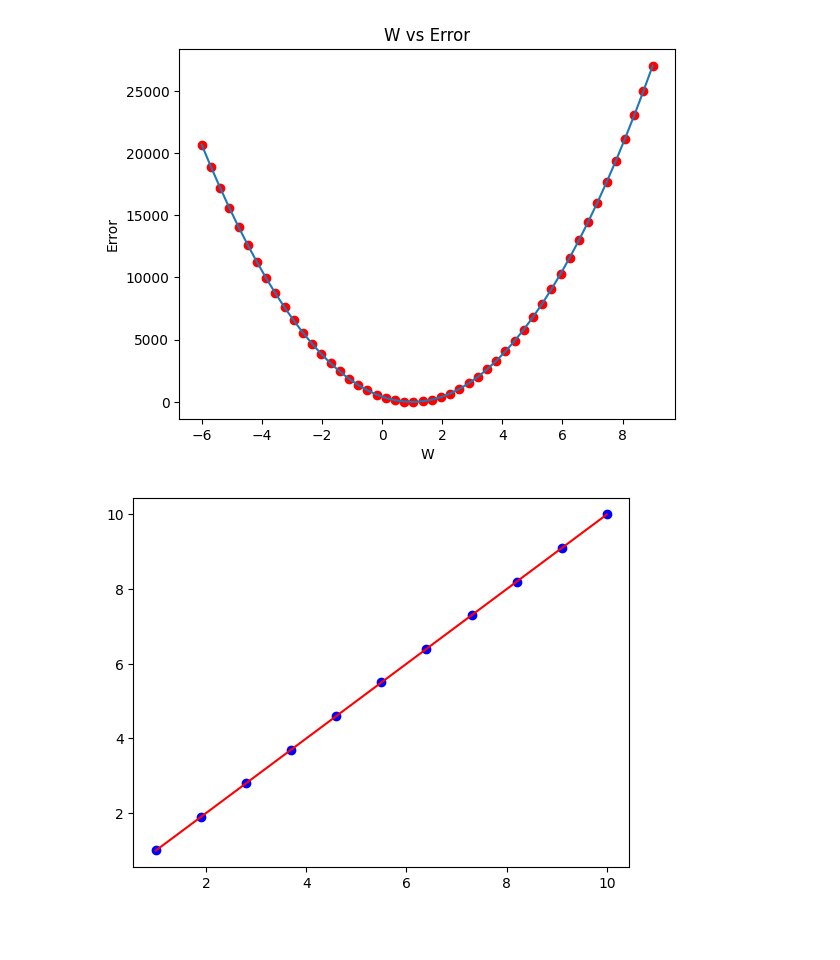
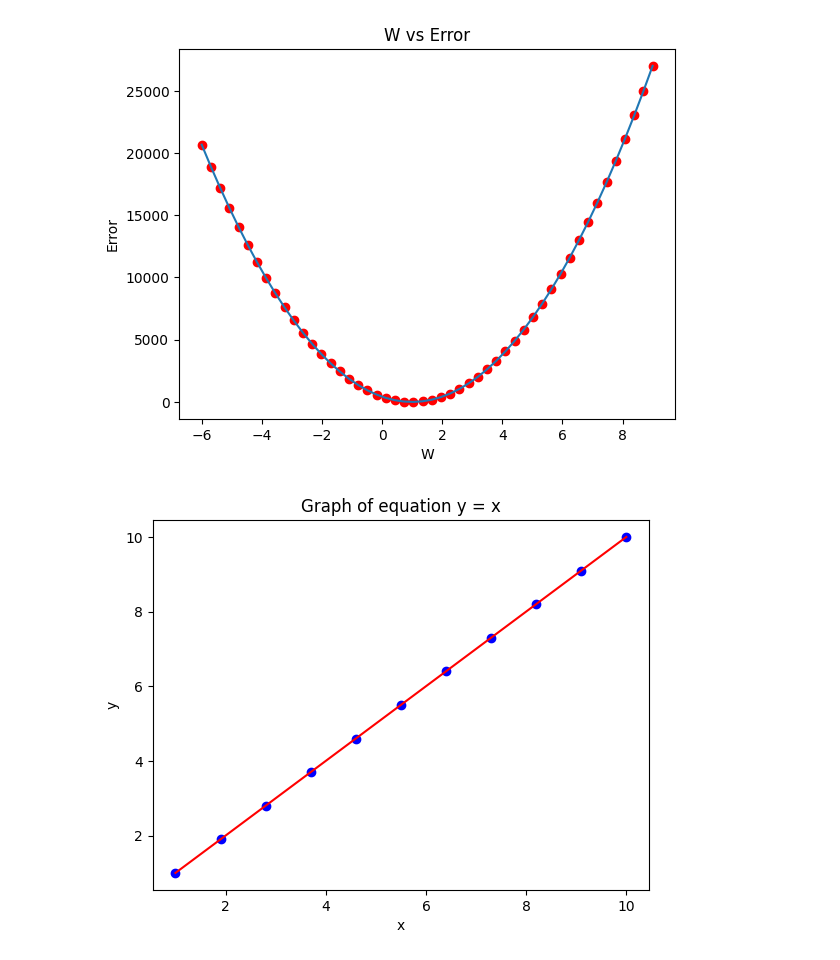
Before and after one commit to aruntakhur/GEU_ML_2024, a Jupyter notebook: LinearRegressionLab1GEU2024.ipynb, the cells around one changed output. Cells and saved outputs as stored; diff of their text form; code cells hidden in the pictures; blank space fills up the shorter version.

```diff
--- a/LinearRegressionLab1GEU2024.ipynb
+++ b/LinearRegressionLab1GEU2024.ipynb
@@ -27,9 +35,12 @@ plt.show()
 # %%
 m = 1
 x = np.linspace(1,10,11)
 y = m*x
 plt.scatter(x,y,c='blue')
 plt.plot(x,y,'red')
+plt.title('Graph of equation y = x')
+plt.xlabel('x')
+plt.ylabel('y')
 plt.show()
 # %% [output]
-[figure, old version]
+[figure, new version]
```
Also changed, not shown: parts of 2 cells of this notebook.
